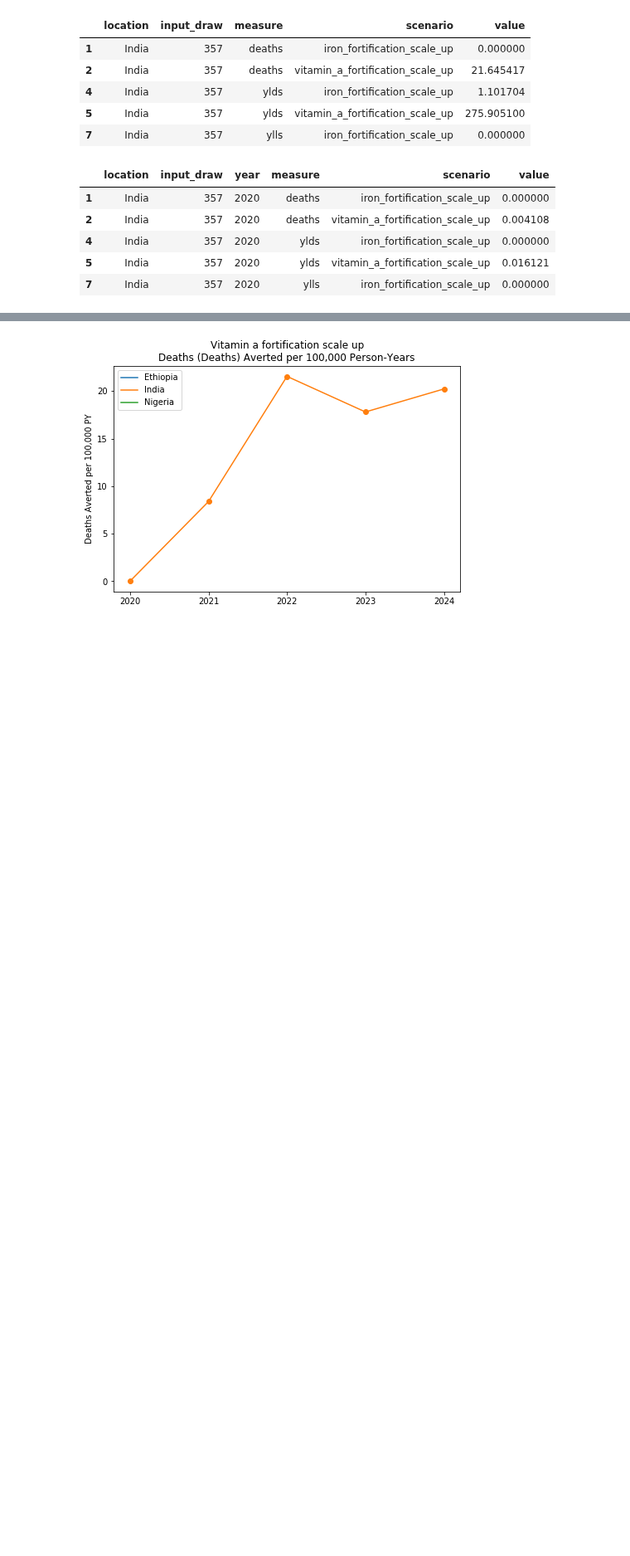
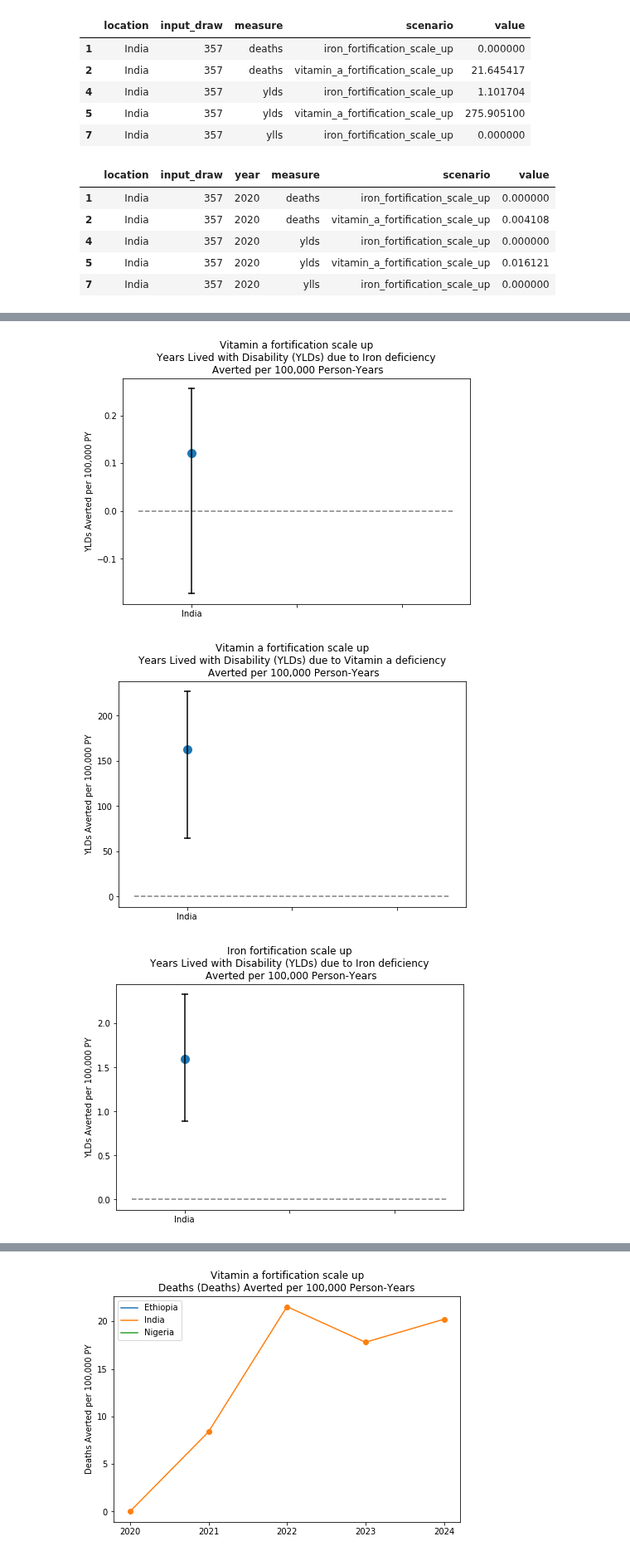
Before and after one commit to ihmeuw/vivarium_data_analysis, a Jupyter notebook: output_processing/lsff/model_7/new_start_date/results_processing_and_plotting.ipynb, the cells around one changed output, grey strips where cells are left out. Shown at 83% size. Cells and saved outputs as stored; diff of their text form; code cells hidden in the pictures; blank space fills up the shorter version.

```diff
--- a/output_processing/lsff/model_7/new_start_date/results_processing_and_plotting.ipynb
+++ b/output_processing/lsff/model_7/new_start_date/results_processing_and_plotting.ipynb
@@ -66,0 +175,14 @@ by_year.head()
+# %%
+# non-fatal causes
+
+scenarios = ['vitamin_a_fortification_scale_up','iron_fortification_scale_up']
+
+outcome_vars = ['ylds']
+
+causes = ['iron_deficiency','vitamin_a_deficiency']
+
+plot_results_by_cause(by_cause, scenarios, outcome_vars, causes)
+# %% [output]
+[figure, added]
+[figure, added]
+[figure, added]
```
Also changed, not shown: parts of 8 cells of this notebook, 1 other file.
